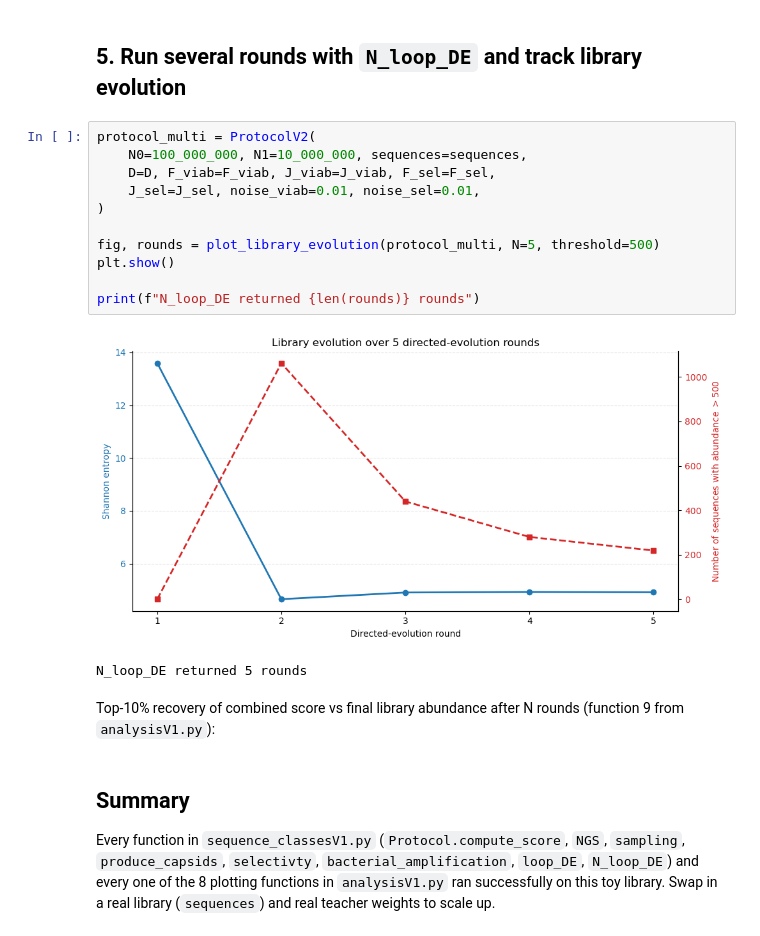
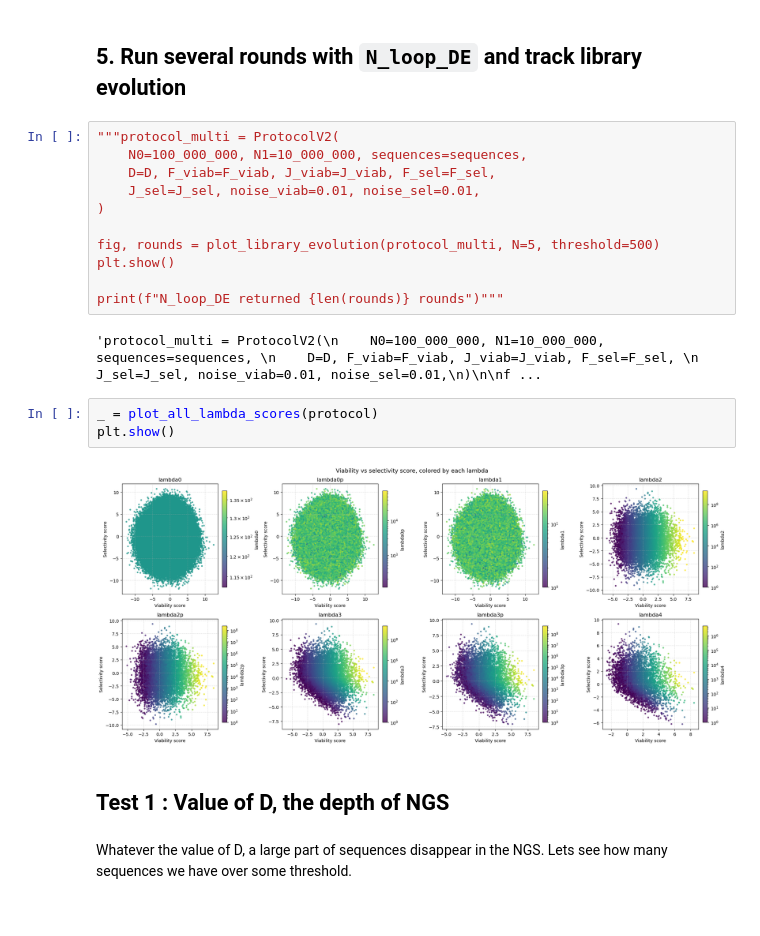
Before and after one commit to merlin-cc/Directed-Evolution-loop, a Jupyter notebook: Modelization_V1/DE_loopV1.ipynb, the cells around one changed output. Saved outputs shown, nothing was run; the diff lists cells and outputs as text.

```diff
--- a/Modelization_V1/DE_loopV1.ipynb
+++ b/Modelization_V1/DE_loopV1.ipynb
@@ -186,7 +186,7 @@ plt.show()
 # %% [markdown]
 ## 5. Run several rounds with `N_loop_DE` and track library evolution
 # %%
-protocol_multi = ProtocolV2(
+"""protocol_multi = ProtocolV2(
     N0=100_000_000, N1=10_000_000, sequences=sequences,
     D=D, F_viab=F_viab, J_viab=J_viab, F_sel=F_sel,
     J_sel=J_sel, noise_viab=0.01, noise_sel=0.01,
@@ -195,16 +195,15 @@ protocol_multi = ProtocolV2(
 fig, rounds = plot_library_evolution(protocol_multi, N=5, threshold=500)
 plt.show()
 
-print(f"N_loop_DE returned {len(rounds)} rounds")
+print(f"N_loop_DE returned {len(rounds)} rounds")"""
 # %% [output]
-[figure, removed]
-N_loop_DE returned 5 rounds
+'protocol_multi = ProtocolV2(\n    N0=100_000_000, N1=10_000_000, sequences=sequences, \n    D=D, F_viab=F_viab, J_viab=J_viab, F_sel=F_sel, \n    J_sel=J_sel, noise_viab=0.01, noise_sel=0.01,\n)\n\nf ...
-# %% [markdown]
-Top-10% recovery of combined score vs final library abundance after N rounds (function 9 from `analysisV1.py`):
-# %% [markdown]
-## Summary
-
-Every function in `sequence_classesV1.py` (`Protocol.compute_score`, `NGS`, `sampling`,
-`produce_capsids`, `selectivty`, `bacterial_amplification`, `loop_DE`, `N_loop_DE`) and
-every one of the 8 plotting functions in `analysisV1.py` ran successfully on this toy
-library. Swap in a real library (`sequences`) and real teacher weights to scale up.
+# %%
+_ = plot_all_lambda_scores(protocol)
+plt.show()
+# %% [output]
+[figure, added]
+# %% [markdown]
+## Test 1 : Value of D, the depth of NGS
+# %% [markdown]
+Whatever the value of D, a large part of sequences disappear in the NGS. Lets see how many sequences we have over some threshold.
```
Also changed, not shown: parts of 18 cells of this notebook, 2 other files.
